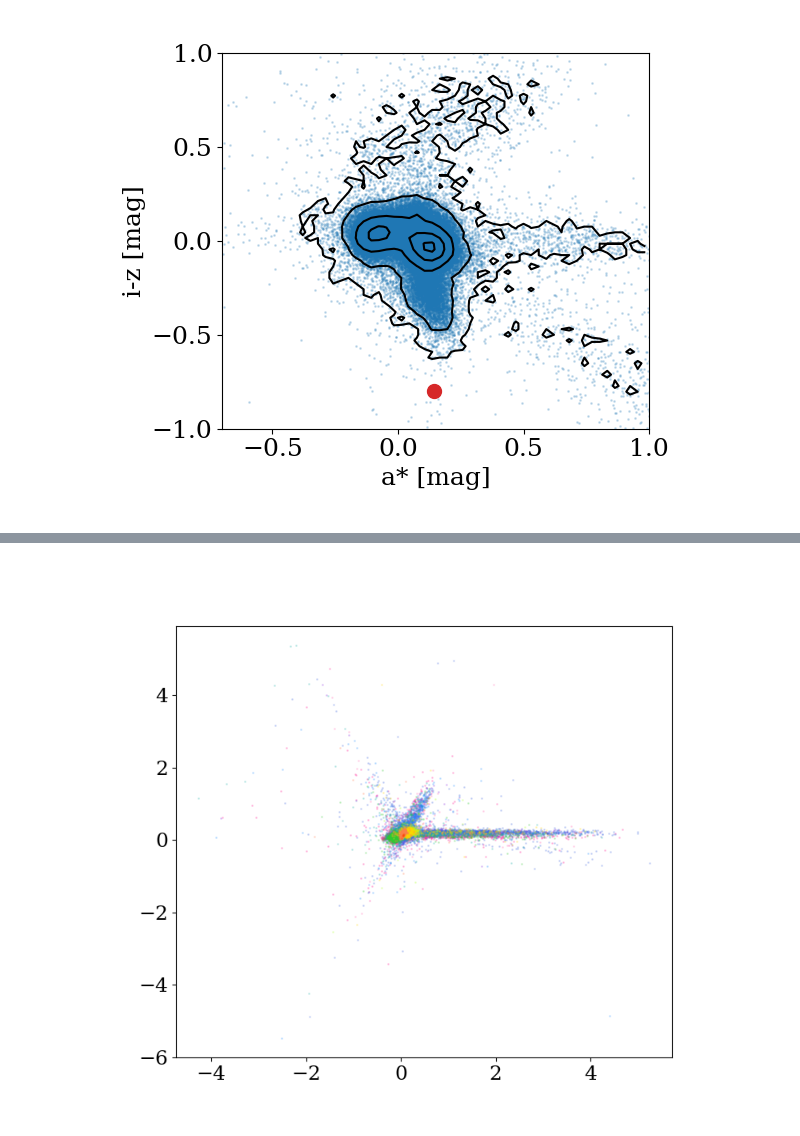
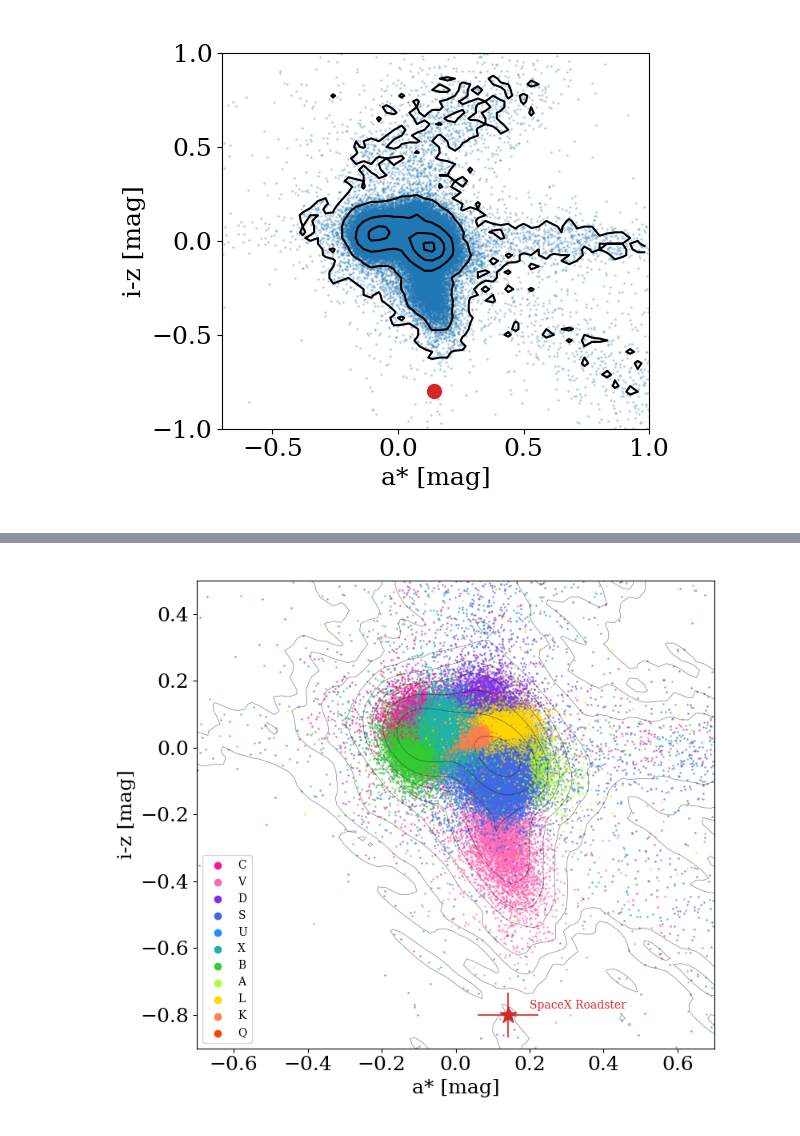
Before and after one commit to jradavenport/iso3IATLAS, a Jupyter notebook: Tesla-Roadster.ipynb, the cells around one changed output, grey strips where cells are left out. Saved outputs shown, nothing was run; the diff lists cells and outputs as text; code cells hidden in the pictures.

```diff
--- a/Tesla-Roadster.ipynb
+++ b/Tesla-Roadster.ipynb
@@ -360,13 +294,44 @@ plt.savefig('tesla-iso-colors.pdf', dpi=150, bbox_inches='tight', pad_inches=0.2
-# %%
-fig = plt.figure(figsize=(8, 7))
-ax = fig.add_subplot(111)
-
-colors =["#FF1493", "#FF69B4", "#8A2BE2", "#4169E1", "#1E90FF",  "#20B2AA", "#32CD32", "#ADFF2F", "#FFD700", "#FF7F50", "#FF4500"]
-cl = df['gr_gp_complex'].str[0].unique()
-for k in range(len(cl)):
-    clx = df['gr_gp_complex'].str[0][ok] == cl[k]
-    if np.sum(clx) > 0:
-        plt.scatter([],[],label=cl[k], c=colors[k])
-        plt.scatter(astar[clx], df['rmag'][ok][clx]-df['imag'][ok][clx], s=1, alpha=0.2, c=colors[k], rasterized=True)
-# %% [output]
-[figure, removed]
+# %%
+fig = plt.figure(figsize=(8, 7))
+ax = fig.add_subplot(111)
+
+colors =["#FF1493", "#FF69B4", "#8A2BE2", "#4169E1", "#1E90FF",  "#20B2AA", "#32CD32", "#ADFF2F", "#FFD700", "#FF7F50", "#FF4500"]
+cl = df['gr_gp_complex'].str[0].unique()
+for k in range(len(cl)):
+    clx = df['gr_gp_complex'].str[0][ok] == cl[k]
+    if np.sum(clx) > 0:
+        plt.scatter([],[],label=cl[k], c=colors[k])
+        plt.scatter(astar[clx], df['imag'][ok][clx]-df['zmag'][ok][clx], s=1, alpha=0.5, c=colors[k], rasterized=True)
+
+plt.contour(Z.T, origin='lower', extent=[xmin, xmax, ymin, ymax],
+            levels = np.logspace(-2.3,2,11), colors='k', linewidths=0.5, alpha=0.5)
+
+plt.legend(fontsize=10)
+
+plt.scatter(Ta,Tiz, s=250, c='C3', zorder=10000, marker='*')#, edgecolors='white')
+plt.errorbar(Ta,Tiz, xerr=Ta_err, yerr=Tiz_err, color='C3',alpha=0.85)
+plt.text(0.2, -0.78, 'SpaceX Roadster', color='C3', fontsize=10)
+
+# plt.scatter(borisov_astar, borisov_iz, s=250, c='MidnightBlue', zorder=10000, marker='^')#, edgecolors='white')
+# plt.errorbar(borisov_astar,borisov_iz, xerr=borisov_astar_err, yerr=borisov_iz_err, color='MidnightBlue',alpha=0.85)
+# plt.text(0.15, -0.27, '2I/Borisov', color='MidnightBlue', fontsize=10)
+
+# plt.scatter(oumuamua_astar, oumuamua_iz, s=250, c='green', zorder=10000, marker='s')#, edgecolors='white')
+# plt.errorbar(oumuamua_astar,oumuamua_iz, xerr=oumuamua_astar_err, yerr=oumuamua_iz_err, color='green',alpha=0.85)
+# plt.text(0.35, 0.12, '1I/`Oumuamua', color='green', fontsize=10)
+
+# plt.scatter(atlas_astar, atlas_iz, s=175, c='Indigo', zorder=10000, marker='D')#, edgecolors='white')
+# plt.errorbar(atlas_astar,atlas_iz, xerr=atlas_astar_err, yerr=atlas_iz_err, color='Indigo',alpha=0.85)
+# plt.text(0.08, 0.08, '3I/ATLAS', color='Indigo', fontsize=10)
+
+
+
+plt.xlim(-0.7,.7)
+plt.ylim(-.9,.5)
+
+plt.xlabel('a* [mag]')
+plt.ylabel('i-z [mag]')
+plt.tight_layout()
+plt.savefig('tesla-colors.pdf', dpi=150, bbox_inches='tight', pad_inches=0.25)
+# %% [output]
+[figure, added]
```
Also changed, not shown: parts of 5 cells of this notebook.
